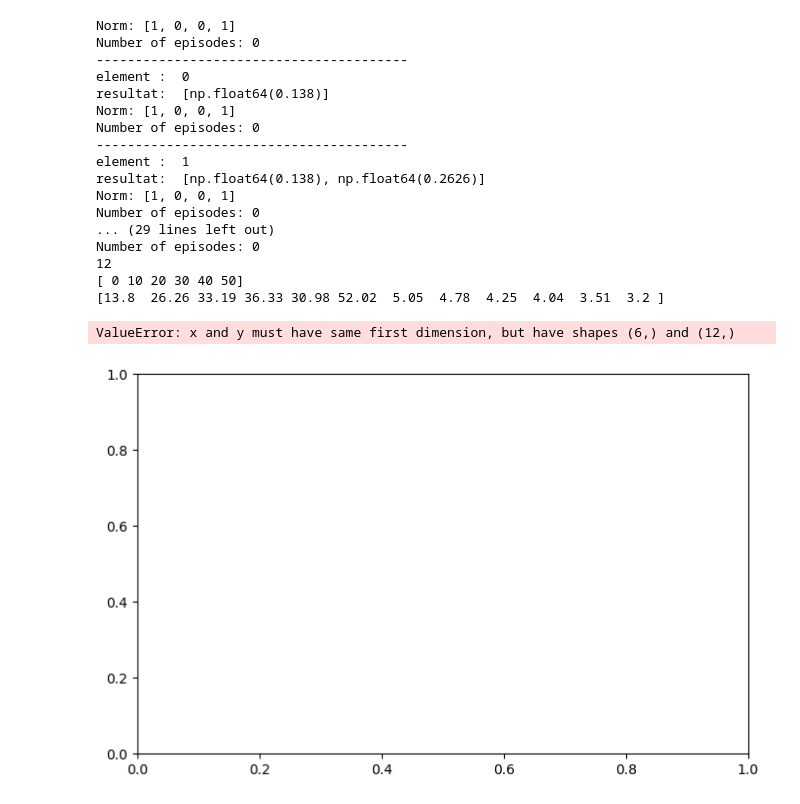
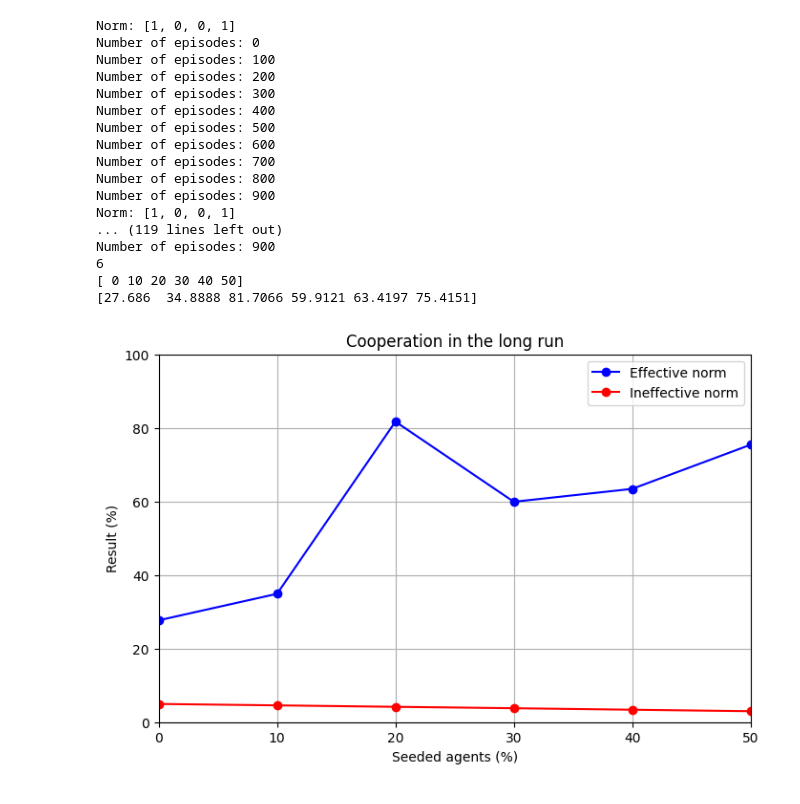
Before and after one commit to reda914/INFO-F409-Project, a Jupyter notebook: figure2A.ipynb, the cells around one changed output. Cells and saved outputs as stored; diff of their text form; code cells hidden in the pictures.

```diff
--- a/figure2A.ipynb
+++ b/figure2A.ipynb
@@ -4,7 +4,7 @@ from Environment import *
 
 num_agents = 10
 num_rounds = 200
-num_episodes = 10
+num_episodes = 1000
 b = [2, 5, 10]           # Benefit
 c = 1                    # Cost of cooperation
 chi = 0.01  # Reputation assignment error
@@ -68,13 +68,10 @@ payoffs = np.array([[0, b[1]],[-c, b[1]-c]])
 
 for seed in seeded_list:
     results_effective.append(run(payoffs, effective_norm, seed))
-    print("----------------------------------------")
-    print("element : ",seed)
-    print("resultat: ", results_effective)
 
 
 for seed in seeded_list:
-    results_effective.append(run(payoffs, ineffective_norm, seed))
+    results_ineffective.append(run(payoffs, ineffective_norm, seed))
 
 print(len(results_effective))
 
@@ -102,45 +99,44 @@ plt.plot(
 )
 
 # Courbe ineffective (rouge)
 plt.plot(
     x,
     results_ineffective,
     color="red",
     marker="o",
     label="Ineffective norm"
 )
 
 # Limites des axes
 plt.ylim(0, 100)
 plt.xlim(0, 50)
 
 # Labels
 plt.xlabel("Seeded agents (%)")
 plt.ylabel("Result (%)")
 plt.title("Cooperation in the long run")
 
 # Légende et grille
 plt.legend()
 plt.grid(True)
 
 plt.show()
 # %% [output]
 Norm: [1, 0, 0, 1]
 Number of episodes: 0
-----------------------------------------
-element :  0
-resultat:  [np.float64(0.138)]
+Number of episodes: 100
+Number of episodes: 200
+Number of episodes: 300
+Number of episodes: 400
+Number of episodes: 500
+Number of episodes: 600
+Number of episodes: 700
+Number of episodes: 800
+Number of episodes: 900
 Norm: [1, 0, 0, 1]
-Number of episodes: 0
-----------------------------------------
-element :  1
-resultat:  [np.float64(0.138), np.float64(0.2626)]
-Norm: [1, 0, 0, 1]
-Number of episodes: 0
-... (29 lines left out)
-Number of episodes: 0
-12
+... (119 lines left out)
+Number of episodes: 900
+6
 [ 0 10 20 30 40 50]
-[13.8  26.26 33.19 36.33 30.98 52.02  5.05  4.78  4.25  4.04  3.51  3.2 ]
+[27.686  34.8888 81.7066 59.9121 63.4197 75.4151]
-ValueError: x and y must have same first dimension, but have shapes (6,) and (12,)
-[figure, old version]
+[figure, new version]
```
